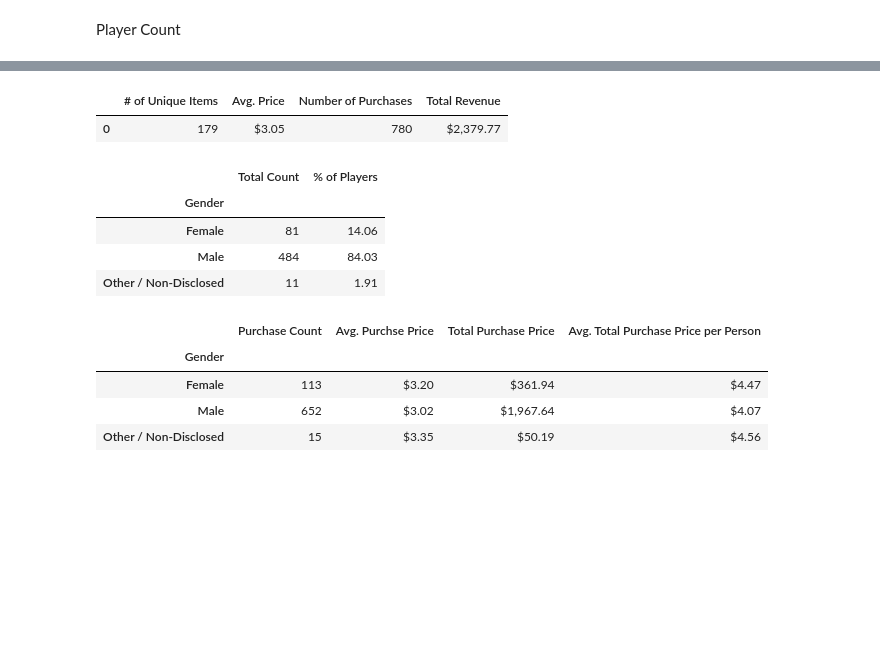
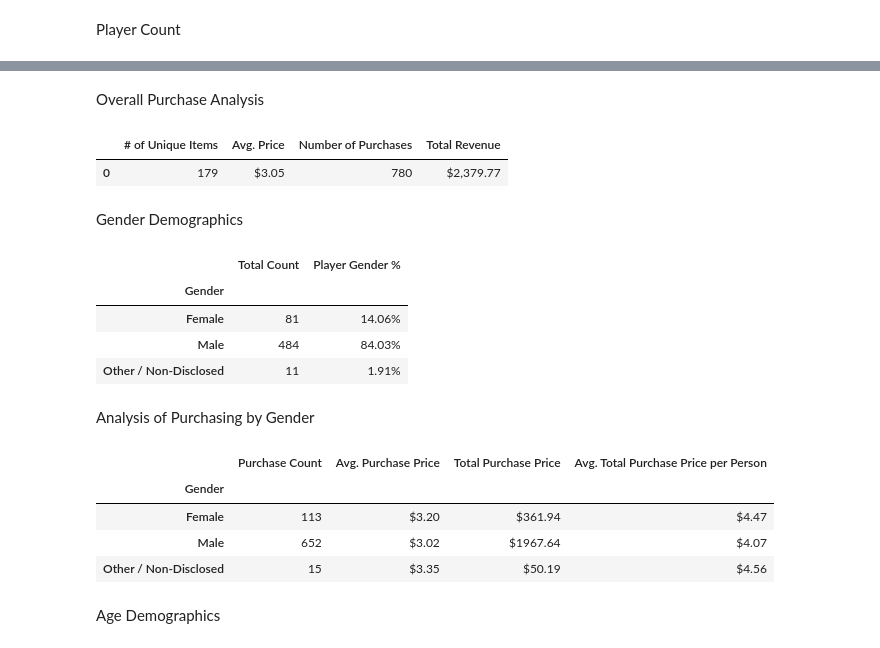
Before and after one commit to mingram20/pandas-project, a Jupyter notebook: HeroesOfPymoli.ipynb, the cells around one changed output, grey strips where cells are left out. Saved outputs shown, nothing was run; the diff lists cells and outputs as text; code cells hidden in the pictures; blank space fills up the shorter version.

```diff
--- a/HeroesOfPymoli.ipynb
+++ b/HeroesOfPymoli.ipynb
@@ -26,3 +34,5 @@ SyntaxError: invalid syntax (<ipython-input-58-7dccd41dad1e>, line 5)
+# %% [markdown]
+Overall Purchase Analysis
 # %%
 numUni = heroFile['Item Name'].nunique()
 avgPrice = ('${:,.2f}'.format(heroFile['Price'].mean()))
@@ -38,26 +48,32 @@ purchAnalysis
 # %% [output]
 |  | # of Unique Items | Avg. Price | Number of Purchases | Total Revenue |
 | 0 | 179 | $3.05 | 780 | $2,379.77 |
+# %% [markdown]
+Gender Demographics
 # %%
 #get gender totals
 # Group genders
 genStats = heroFile.groupby('Gender')
 # count number of unqie screen names for gender totals
 genDemTot = genStats.nunique()['SN']
 # calcuate % of each gender
-genDemPer = ((genDemTot / plyCount)*100)
+genDemPer = (genDemTot / plyCount*100).round(2)
+
 # generate new dataframe
-genDem = pd.DataFrame({'Total Count': genDemTot,
-                       '% of Players': genDemPer})
-# round percent to 2 decimals
-genDem = genDem.round(2)
-genDem
+genDem1 = pd.DataFrame({'Total Count': genDemTot,
+                       'Player Gender %': genDemPer})
+# display dataframe
+genDem1
+# format as a percent with two decinmal places and percent sign
+genDem1.style.format({"Player Gender %": "{:.2f}%"})
 # %% [output]
-|  | Total Count | % of Players |
+|  | Total Count | Player Gender % |
 | Gender |  |  |
-| Female | 81 | 14.06 |
-| Male | 484 | 84.03 |
-| Other / Non-Disclosed | 11 | 1.91 |
+| Female | 81 | 14.06% |
+| Male | 484 | 84.03% |
+| Other / Non-Disclosed | 11 | 1.91% |
+# %% [markdown]
+Analysis of Purchasing by Gender
 # %%
 # calculate purchase count, avg purchase price, total purchase price, and the average purchase per person
 genPurCount = genStats['Purchase ID'].count()
@@ -70,21 +86,24 @@ purPerGen = (genTotPur / genDemTot)
 #genTotPur
 #purPerGen
 # build new DF
-genDem = pd.DataFrame({'Purchase Count': genPurCount,
-                       'Avg. Purchse Price': genAvgPur,
+genDem2 = pd.DataFrame({'Purchase Count': genPurCount,
+                       'Avg. Purchase Price': genAvgPur,
                        'Total Purchase Price': genTotPur,
                        'Avg. Total Purchase Price per Person': purPerGen})
-# format all float values in DF
-pd.options.display.float_format = '${:,.2f}'.format
-
-genDem
+genDem2
 # format calculated values
+#genDem2.style.float_format = '${:,.2f}'.format
+genDem2.style.format({"Avg. Purchase Price": "${:.2f}",
+                      "Total Purchase Price": "${:.2f}",
+                      "Avg. Total Purchase Price per Person": "${:.2f}"})
 # %% [output]
-|  | Purchase Count | Avg. Purchse Price | Total Purchase Price | Avg. Total Purchase Price per Person |
+|  | Purchase Count | Avg. Purchase Price | Total Purchase Price | Avg. Total Purchase Price per Person |
 | Gender |  |  |  |  |
 | Female | 113 | $3.20 | $361.94 | $4.47 |
-| Male | 652 | $3.02 | $1,967.64 | $4.07 |
+| Male | 652 | $3.02 | $1967.64 | $4.07 |
 | Other / Non-Disclosed | 15 | $3.35 | $50.19 | $4.56 |
+# %% [markdown]
+Age Demographics
 # %%
 # check ranges
 #minAge = heroFile.Age.min()
```
Also changed, not shown: parts of 12 cells of this notebook.
